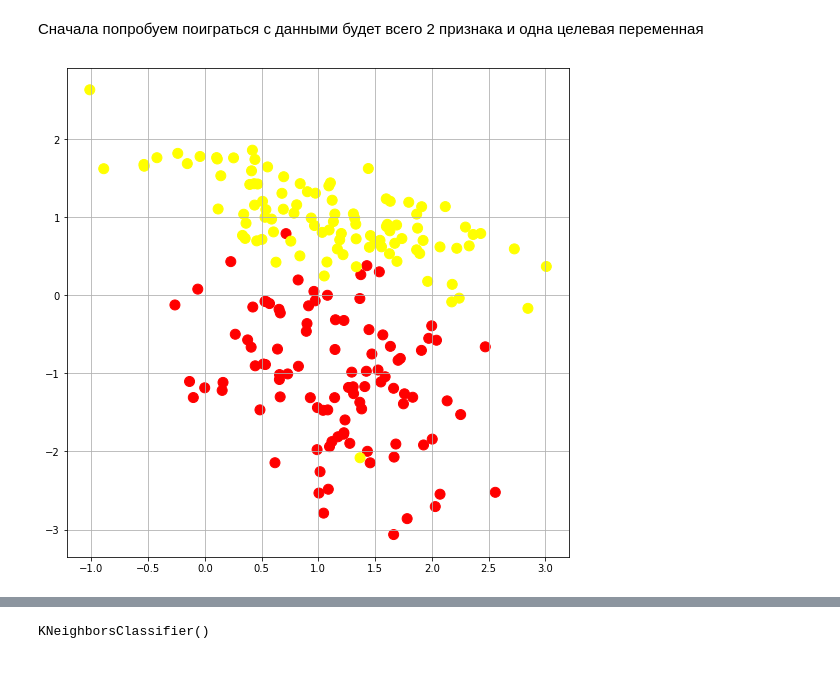
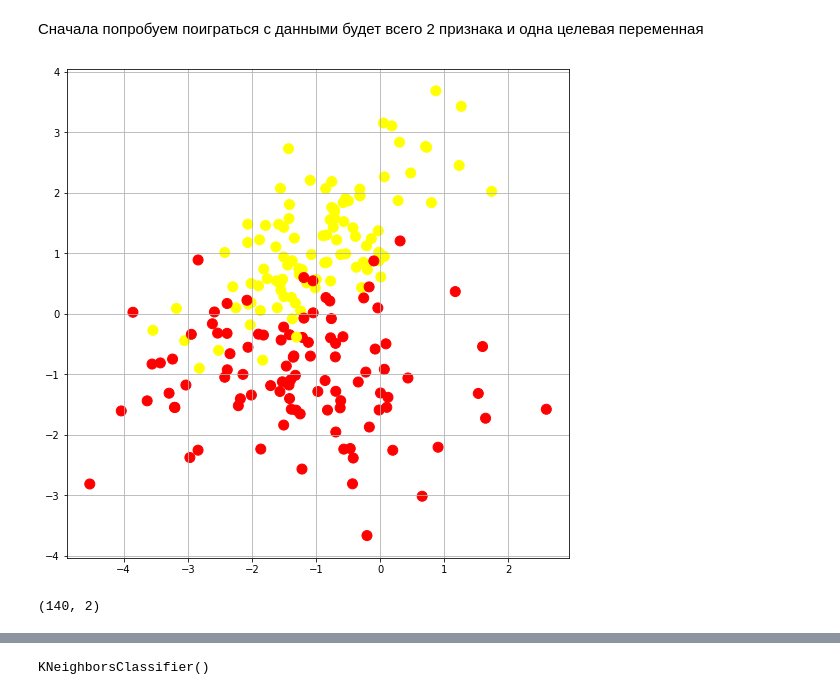
Before and after one commit to VorobevEI/MADMO, a Jupyter notebook: seminar04_knn/knn_super_easy.ipynb, the cells around one changed output, grey strips where cells are left out. Saved outputs shown, nothing was run; the diff lists cells and outputs as text; code cells hidden in the pictures.

```diff
--- a/seminar04_knn/knn_super_easy.ipynb
+++ b/seminar04_knn/knn_super_easy.ipynb
@@ -18,10 +28,14 @@ np.random.seed(123)
 # %%
 classification_problem = datasets.make_classification(
-    n_samples=100,
-    n_features=4,
-    n_informative=2,
-    n_classes=3,
+    n_samples=200,
+    n_features=2,
+    n_informative=2,  # n_features = n_redundant + n_informative
+    n_classes=2,
     n_redundant=0,
     n_clusters_per_class=1,
-    # random_state=state,
+    #random_state=42,
 )
+
+plot_dataset(classification_problem)
+# %% [output]
+[figure, added]
@@ -38,17 +42,3 @@ def plot_dataset(dataset):
-# %%
-classifcation_problem = datasets.make_classification(
-    n_samples=200,
-    n_features=2,
-    n_informative=2,
-    n_classes=2,
-    n_redundant=0,
-    n_clusters_per_class=1,
-    #random_state=42,
-)
-
-plot_dataset(classification_problem)
-# %% [output]
-[figure, removed]
 # %%
 train_data, test_data, train_labels, test_labels = model_selection.train_test_split(
     classification_problem[0],
@@ -58 +48,5 @@ train_data, test_data, train_labels, test_labels = model_selection.train_test_sp
 )
+# %%
+train_data.shape
+# %% [output]
+(140, 2)
```
Also changed, not shown: parts of 24 cells of this notebook, 1 other file.
